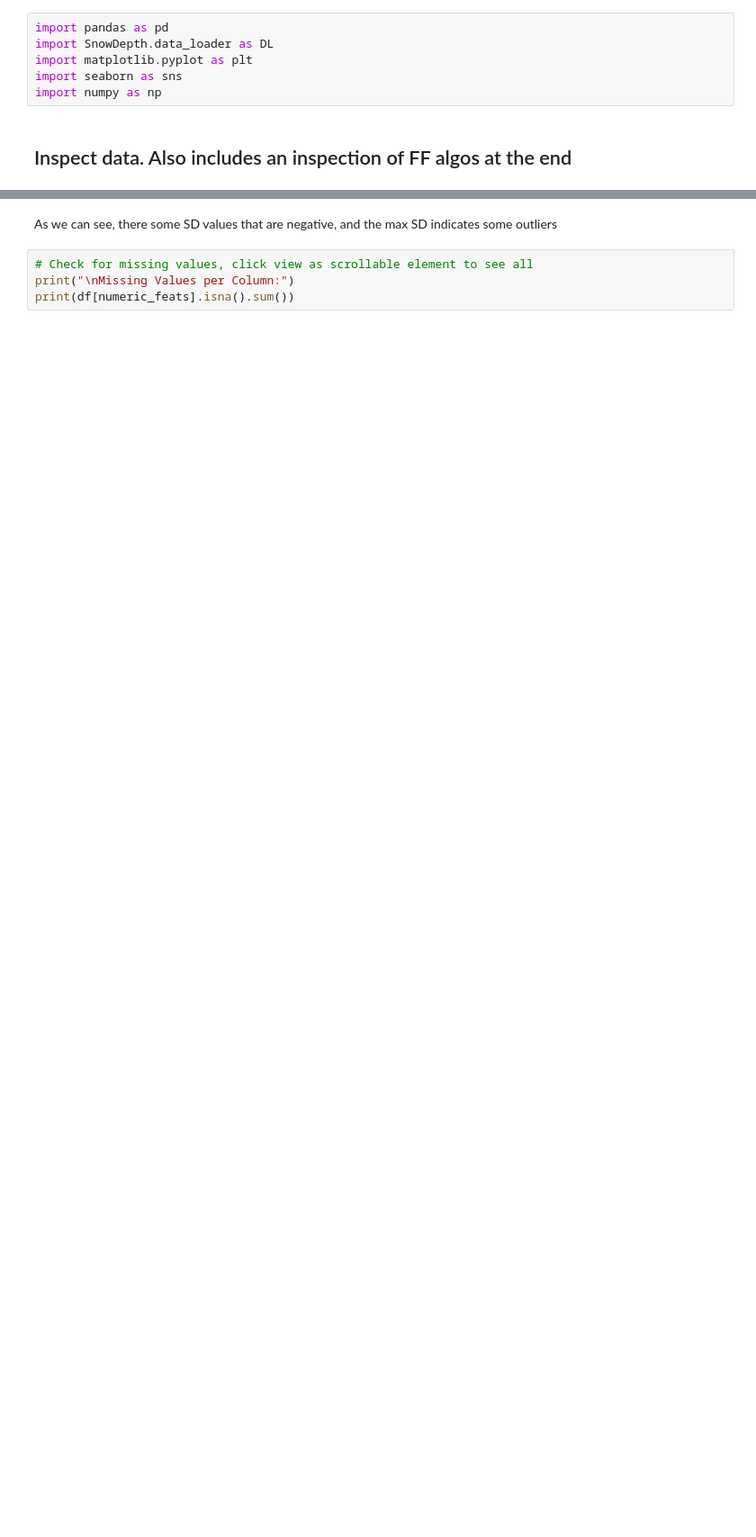
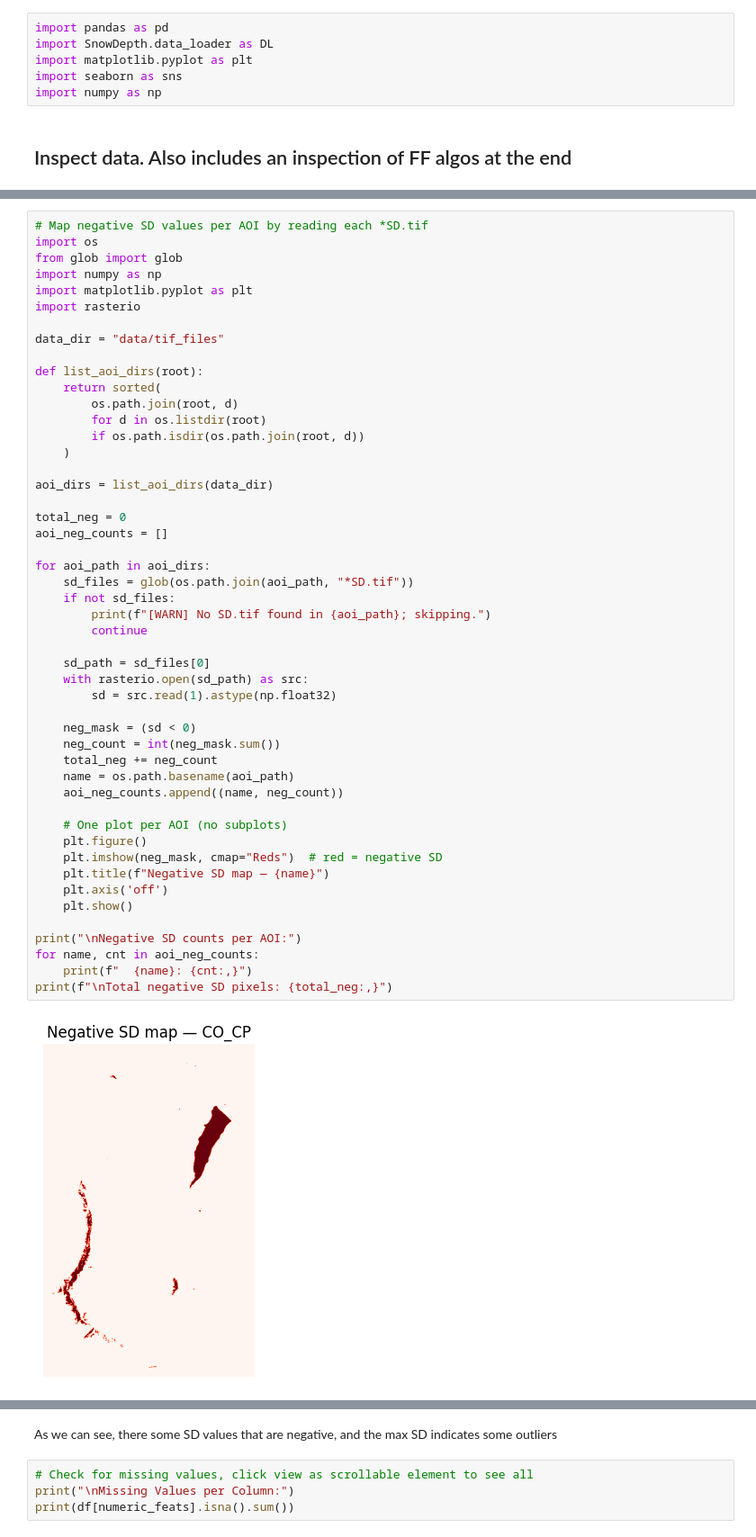
Before and after one commit to mathiasskauge/Mathias_Snowdepth, a Jupyter notebook: data_inspection.ipynb, the cells around one changed output, grey strips where cells are left out. Shown at 90% size. Cells and saved outputs as stored; diff of their text form; blank space fills up the shorter version.

```diff
--- a/data_inspection.ipynb
+++ b/data_inspection.ipynb
@@ -53,0 +48,51 @@ Pixels with SD > 3 m removed: 31,118
+# %%
+# Map negative SD values per AOI by reading each *SD.tif
+import os
+from glob import glob
+import numpy as np
+import matplotlib.pyplot as plt
+import rasterio
+
+data_dir = "data/tif_files"
+
+def list_aoi_dirs(root):
+    return sorted(
+        os.path.join(root, d)
+        for d in os.listdir(root)
+        if os.path.isdir(os.path.join(root, d))
+    )
+
+aoi_dirs = list_aoi_dirs(data_dir)
+
+total_neg = 0
+aoi_neg_counts = []
+
+for aoi_path in aoi_dirs:
+    sd_files = glob(os.path.join(aoi_path, "*SD.tif"))
+    if not sd_files:
+        print(f"[WARN] No SD.tif found in {aoi_path}; skipping.")
+        continue
+
+    sd_path = sd_files[0]
+    with rasterio.open(sd_path) as src:
+        sd = src.read(1).astype(np.float32)
+
+    neg_mask = (sd < 0)
+    neg_count = int(neg_mask.sum())
+    total_neg += neg_count
+    name = os.path.basename(aoi_path)
+    aoi_neg_counts.append((name, neg_count))
+
+    # One plot per AOI (no subplots)
+    plt.figure()
+    plt.imshow(neg_mask, cmap="Reds")  # red = negative SD
+    plt.title(f"Negative SD map — {name}")
+    plt.axis('off')
+    plt.show()
+
+print("\nNegative SD counts per AOI:")
+for name, cnt in aoi_neg_counts:
+    print(f"  {name}: {cnt:,}")
+print(f"\nTotal negative SD pixels: {total_neg:,}")
+# %% [output]
+[figure, added]
```
Also changed, not shown: parts of 6 cells of this notebook, 6 other files.
